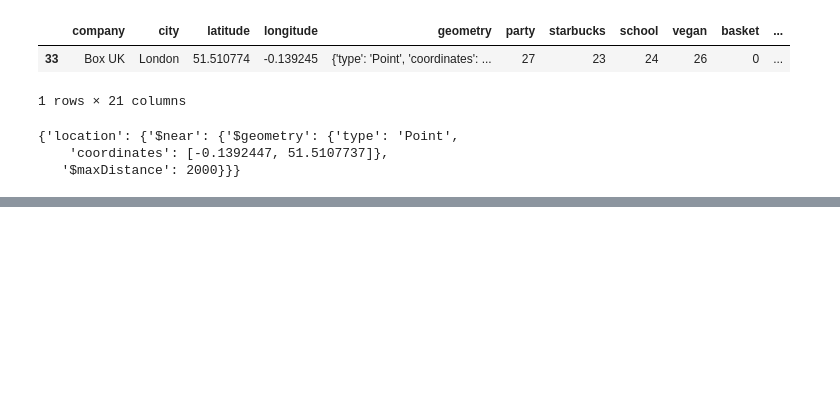
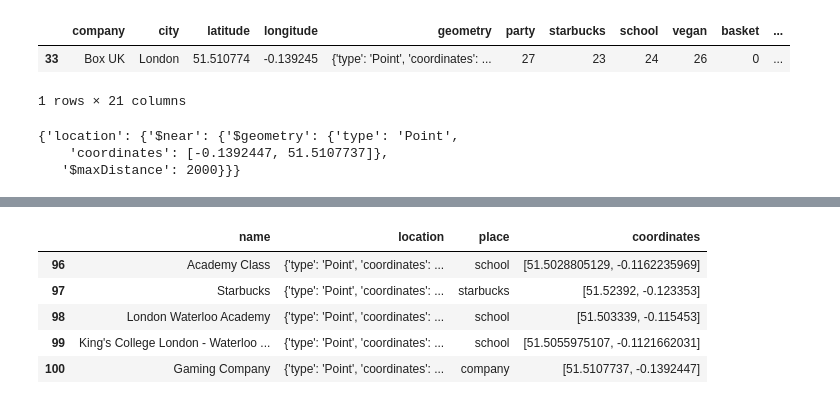
Before and after one commit to julistary/GeoSpatial_Data_Project, a Jupyter notebook: 3.geoqueries.ipynb, the cells around one changed output, grey strips where cells are left out. Drawn from its saved outputs; the diff is of its cells as text; code cells hidden in the pictures; blank space fills up the shorter version.

```diff
--- a/3.geoqueries.ipynb
+++ b/3.geoqueries.ipynb
@@ -352,0 +368,13 @@ map_lnd
+# %%
+df_final.head()
+new_row = {'name':'Gaming Company', 'location': list(df_final.geometry)[0], 'place' : 'company', 'coordinates' : [list(df_final.geometry)[0]['coordinates'][1], list(df_final.geometry)[0]['coordinates'][0]]}
+df_places = df_places.append(new_row, ignore_index=True)
+# %%
+df_places.tail()
+# %% [output]
+|  | name | location | place | coordinates |
+| 96 | Academy Class | {'type': 'Point', 'coordinates': ... | school | [51.5028805129, -0.1162235969] |
+| 97 | Starbucks | {'type': 'Point', 'coordinates': ... | starbucks | [51.52392, -0.123353] |
+| 98 | London Waterloo Academy | {'type': 'Point', 'coordinates': ... | school | [51.503339, -0.115453] |
+| 99 | King's College London - Waterloo ... | {'type': 'Point', 'coordinates': ... | school | [51.5055975107, -0.1121662031] |
+| 100 | Gaming Company | {'type': 'Point', 'coordinates': ... | company | [51.5107737, -0.1392447] |
```
Also changed, not shown: parts of 7 cells of this notebook, 4 other files.
